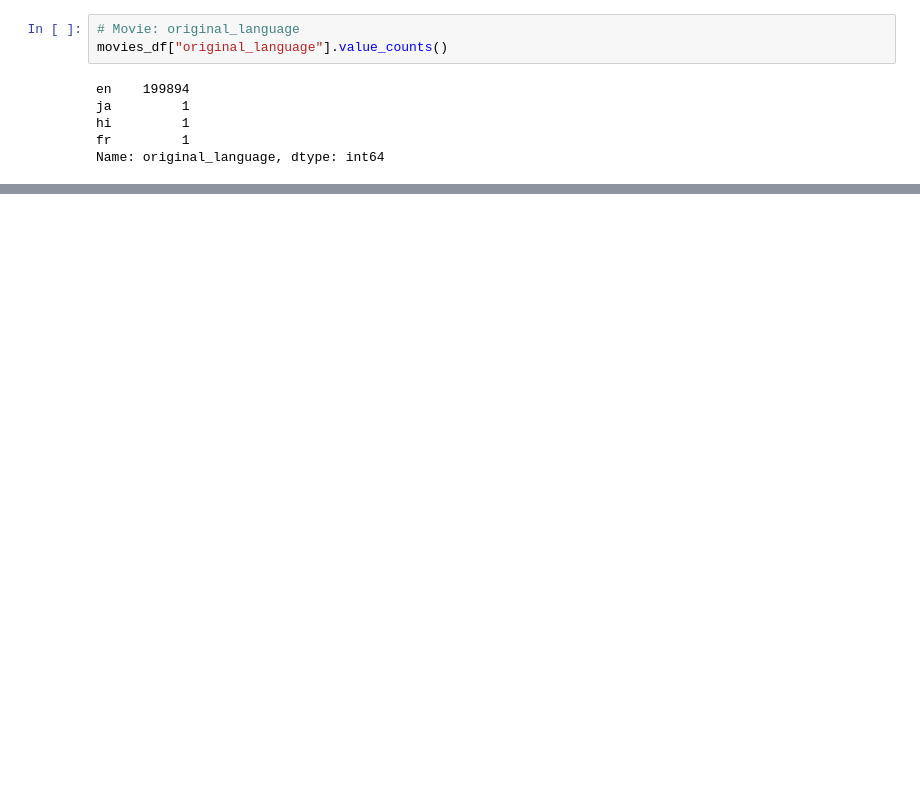
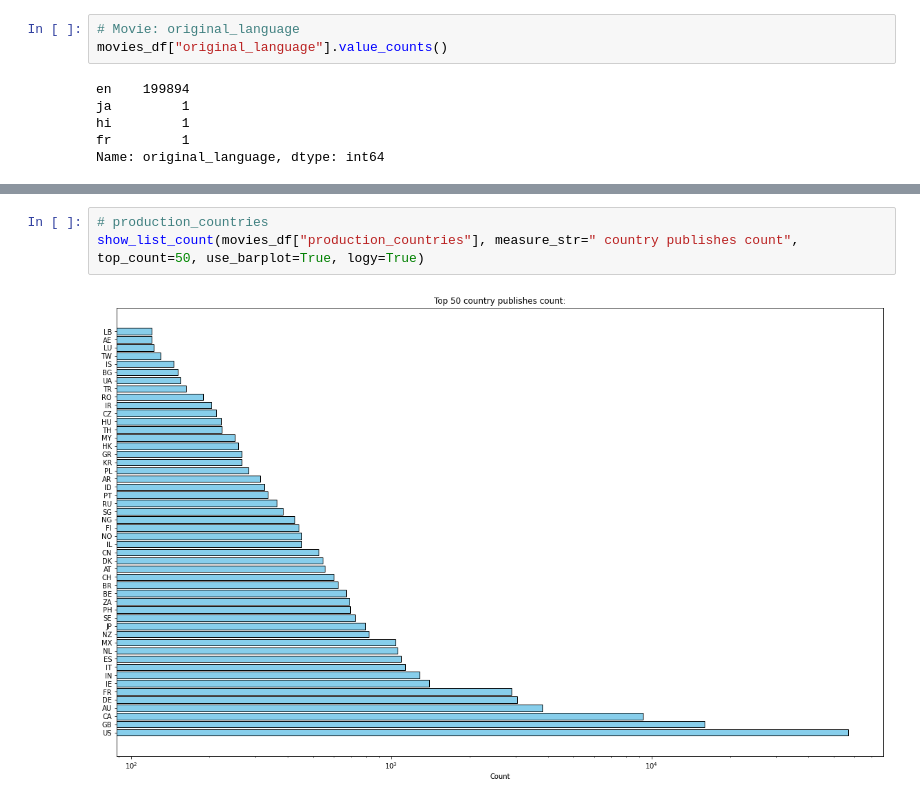
Before and after one commit to Simo067m/ComSocSci-Assignments, a Jupyter notebook: project/data_analysis.ipynb, the cells around one changed output, grey strips where cells are left out. Cells and saved outputs as stored; diff of their text form; blank space fills up the shorter version.

```diff
--- a/project/data_analysis.ipynb
+++ b/project/data_analysis.ipynb
@@ -172,0 +192,5 @@ Name: production_companies, Length: 53296, dtype: int64
+# %%
+# production_countries
+show_list_count(movies_df["production_countries"], measure_str=" country publishes count", top_count=50, use_barplot=True, logy=True)
+# %% [output]
+[figure, added]
```
Also changed, not shown: parts of 29 cells of this notebook.
